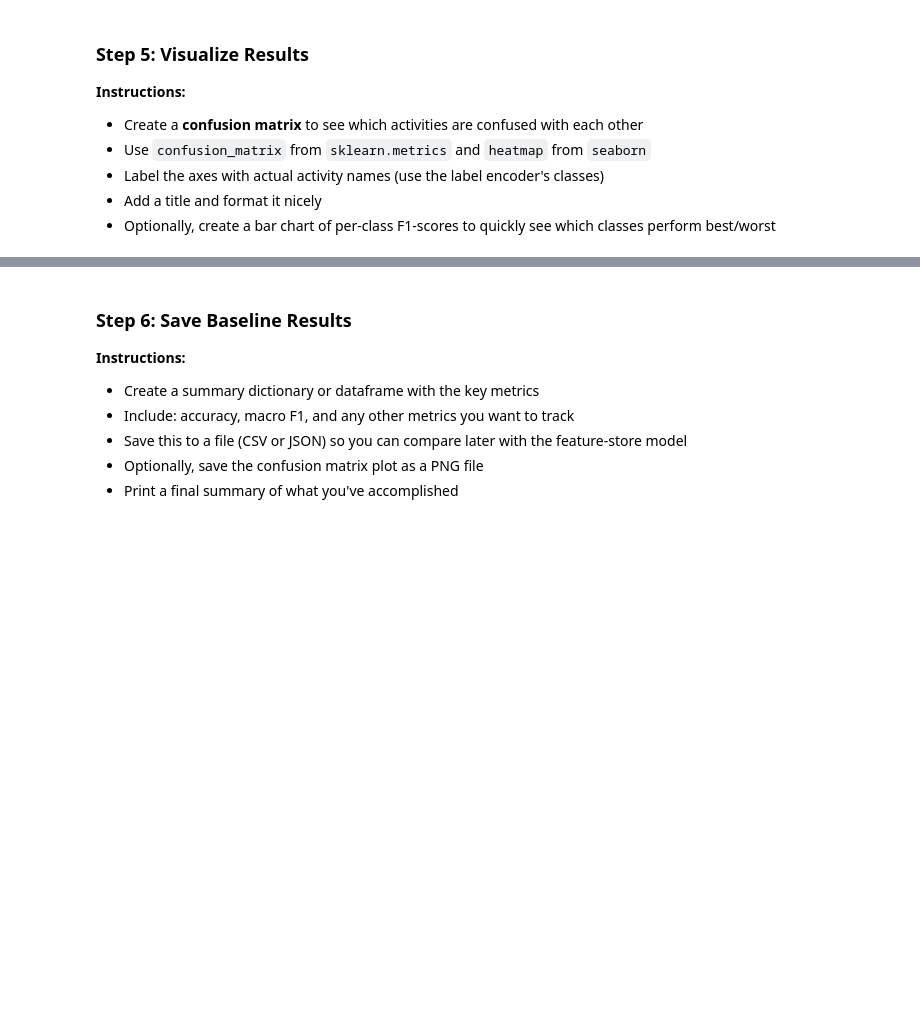
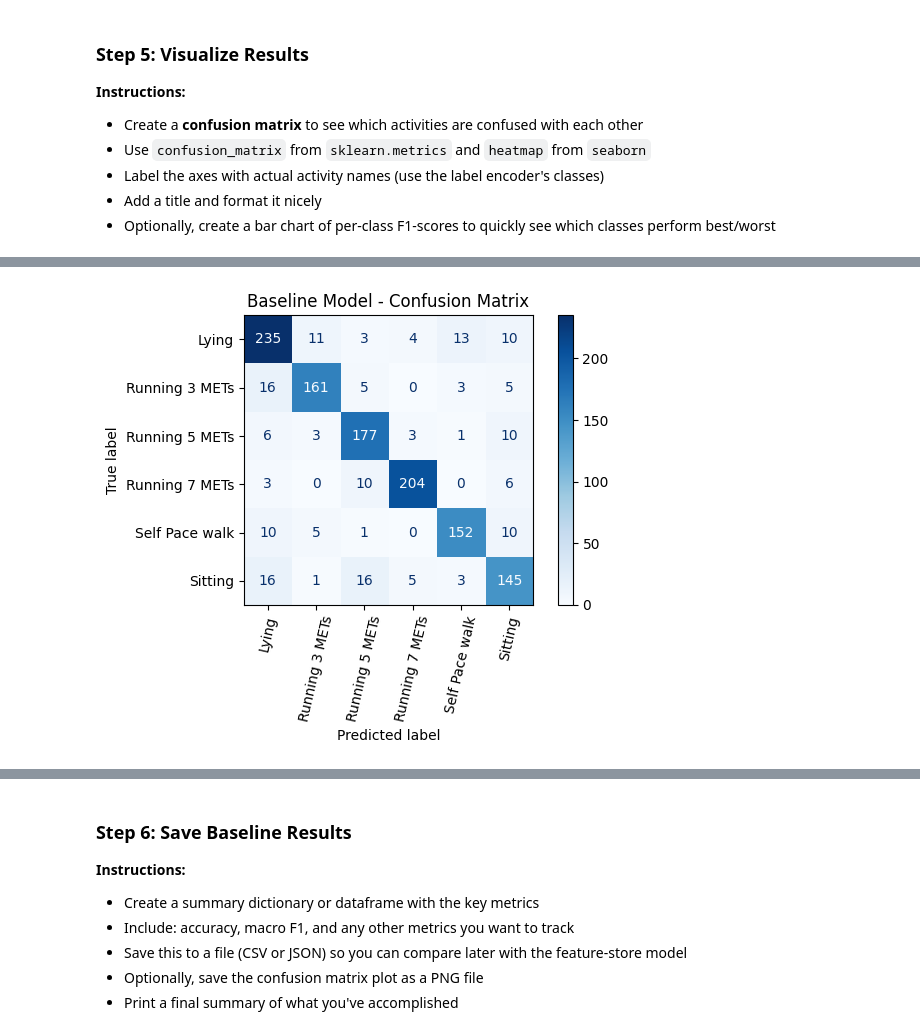
Before and after one commit to dzhang203/ml_ops_playground, a Jupyter notebook: notebooks/1a_baseline_model.ipynb, the cells around one changed output, grey strips where cells are left out. Cells and saved outputs as stored; diff of their text form; code cells hidden in the pictures; blank space fills up the shorter version.

```diff
--- a/notebooks/1a_baseline_model.ipynb
+++ b/notebooks/1a_baseline_model.ipynb
@@ -185,9 +185,27 @@ You can set `force_col_wise=true` to remove the overhead.
 - Use `accuracy_score`, `f1_score`, and `classification_report` from `sklearn.metrics`
 - Print a summary of the results
 # %%
-# TODO: Import accuracy_score, f1_score, classification_report from sklearn.metrics
-# TODO: Make predictions on train and test sets
-# TODO: Calculate accuracy for train and test
-# TODO: Calculate macro F1-score for train and test
-# TODO: Print classification report (shows per-class precision, recall, F1)
-# TODO: Store key metrics in variables for later comparison (e.g., test_accuracy, test_f1_macro)
+# Import accuracy_score, f1_score, classification_report from sklearn.metrics
+from sklearn.metrics import accuracy_score, f1_score, classification_report
+
+# Make predictions on train and test sets
+y_train_pred = ActivityClassifier.predict(X_train)
+y_test_pred = ActivityClassifier.predict(X_test)
+
+# Calculate accuracy for train and test
+# Accuracy: Proportion of correct predictions ((TP + TN) / total predictions)
+train_accuracy = accuracy_score(y_train, y_train_pred)
+test_accuracy = accuracy_score(y_test, y_test_pred)
+
+# Calculate macro F1-score for train and test
+# F1 score: Harmonic mean of precision and recall (2 * (precision * recall) / (precision + recall))
+# Macro average: Calculate F1 for each class separately, then take the unweighted
+# mean across all classes. Treats all classes equally regardless of class size
+train_f1_macro = f1_score(y_train, y_train_pred, average='macro')
+test_f1_macro = f1_score(y_test, y_test_pred, average='macro')
+
+# Print classification report (shows per-class precision, recall, F1)
+print(classification_report(
+    y_test, y_test_pred,
+    target_names=encoder.classes_
+))
@@ -210 +266,18 @@ You can set `force_col_wise=true` to remove the overhead.
+# %%
+from sklearn.metrics import ConfusionMatrixDisplay
+
+disp = ConfusionMatrixDisplay.from_predictions(
+    y_test,
+    y_test_pred,
+    display_labels=encoder.classes_,
+    cmap='Blues',
+    values_format='d'
+)
+plt.title('Baseline Model - Confusion Matrix')
+plt.xticks(rotation=77)  # Rotate x-axis labels 90 degrees
+plt.yticks(rotation=0)    # Keep y-axis labels horizontal
+plt.tight_layout()
+plt.show()
+# %% [output]
+[figure, added]
 # %%
```
Also changed, not shown: parts of 5 cells of this notebook.
